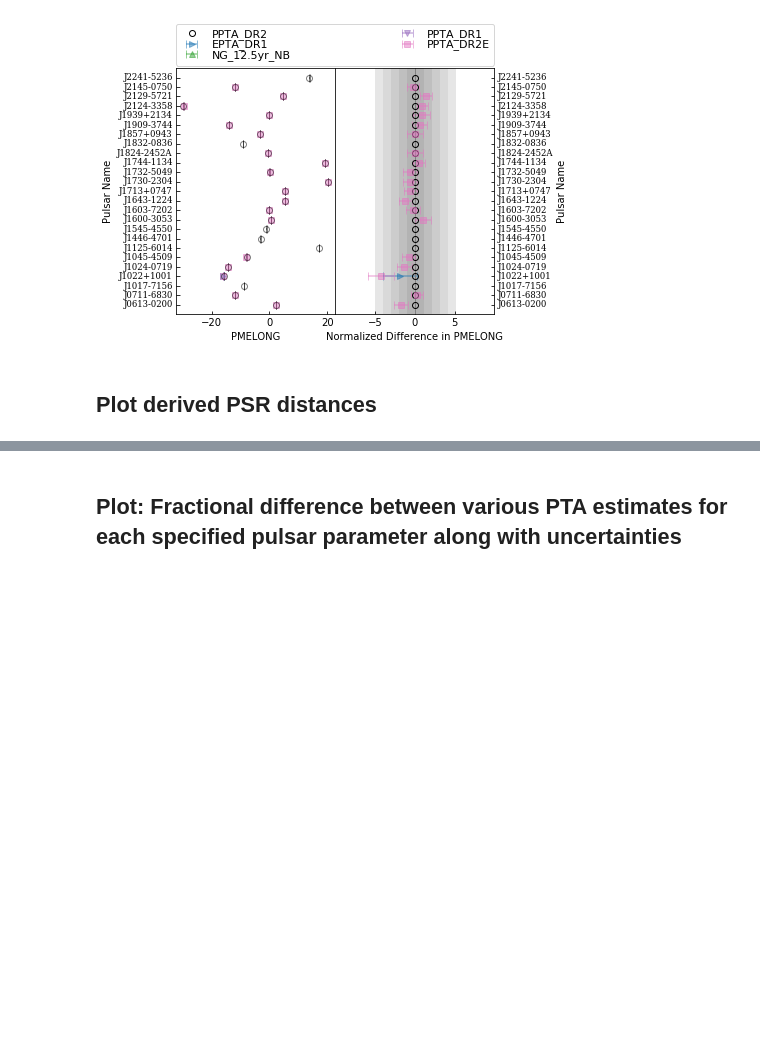
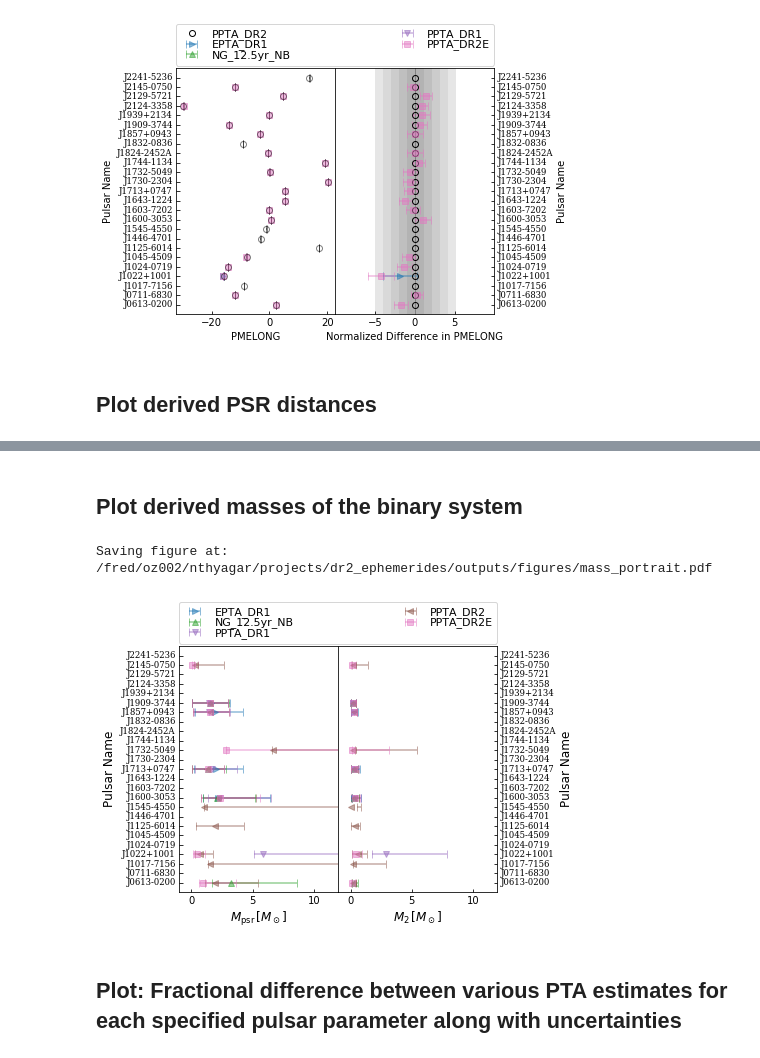
Before and after one commit to danielreardon/ppta_dr2_ephemerides, a Jupyter notebook: parameterComparisonScripts/compare_PSR_parms.ipynb, the cells around one changed output, grey strips where cells are left out. Drawn from its saved outputs; the diff is of its cells as text; code cells hidden in the pictures; blank space fills up the shorter version.

```diff
--- a/parameterComparisonScripts/compare_PSR_parms.ipynb
+++ b/parameterComparisonScripts/compare_PSR_parms.ipynb
@@ -483,3 +501,43 @@ for ptai in ind_ptas_to_plot:
+# %% [markdown]
+## Plot derived masses of the binary system
+# %%
+ptas_to_plot = compare_parms['plot_PTAs']
+ind_ptas_to_plot = [ptas.tolist().index(pta_to_plot) for pta_to_plot in ptas_to_plot]
+
+ptasymbols = ['>', 'd', '^', '*', 'v', '<', 's']
+ptacolors = ['C0', 'C1', 'C2', 'C3', 'C4', 'C5', 'C6']
+
+fig, axs = PLT.subplots(nrows=1, ncols=2, squeeze=True, sharey=True, figsize=(6.5,4.5))
+
+for ptai in ind_ptas_to_plot:
+    axs[0].errorbar(pta_psr_derived_parm_vals['psr_mass_parms']['Mpsr'][ref_pta_psrs_ind,ptai,0], NP.arange(len(ref_pta_psrs_ind)), xerr=pta_psr_derived_parm_vals['psr_mass_parms']['Mpsr'][ref_pta_psrs_ind,ptai,1:].T, ls='none', marker=ptasymbols[ptai], color=ptacolors[ptai], ecolor=ptacolors[ptai], capsize=4, alpha=0.5, label='{0}'.format(ptas[ptai]))
+    axs[1].errorbar(pta_psr_derived_parm_vals['psr_mass_parms']['M2'][ref_pta_psrs_ind,ptai,0], NP.arange(len(ref_pta_psrs_ind)), xerr=pta_psr_derived_parm_vals['psr_mass_parms']['M2'][ref_pta_psrs_ind,ptai,1:].T, ls='none', marker=ptasymbols[ptai], color=ptacolors[ptai], ecolor=ptacolors[ptai], capsize=4, alpha=0.5, label='{0}'.format(ptas[ptai]))
+
+axs[1].legend(bbox_to_anchor=(-1., 1.01, 2., .05), loc='lower left', ncol=2, mode='expand', borderaxespad=0., shadow=False, fontsize=11, labelspacing=0, columnspacing=0)
+axs[0].set_ylim(-1,len(ref_pta_psrs_ind))
+axs[1].set_ylim(-1,len(ref_pta_psrs_ind))
+axs[0].set_xlim(-1,12)
+axs[1].set_xlim(-1,12)
+axs[0].set_yticks(NP.arange(len(ref_pta_psrs_ind)))
+axs[0].set_yticklabels(ref_pta_psrs, fontdict={'fontsize': 8.5, 'ha': 'right', 'va': 'center', 'family': 'serif'})
+axs[0].tick_params(direction='in', labelleft=True)
+axs[0].set_ylabel('Pulsar Name', fontsize=12)
+axs[0].set_xlabel(r'$M_{\mathrm{psr}}\, [M_\odot]$', fontsize=12)
+axs[1].set_xlabel(r'$M_2\, [M_\odot]$', fontsize=12)
+axs[1].set_yticks(NP.arange(len(ref_pta_psrs_ind)))
+axs[1].set_yticklabels(ref_pta_psrs, fontdict={'fontsize': 8.5, 'ha': 'left', 'va': 'center', 'family': 'serif'})
+axs[1].yaxis.tick_right()
+axs[1].tick_params(direction='in', labelright=True)
+axs[1].yaxis.set_label_position('right')
+axs[1].set_ylabel('Pulsar Name', fontsize=12)
+fig.subplots_adjust(hspace=0, wspace=0)
+fig.subplots_adjust(left=0.16, right=0.84, bottom=0.1, top=0.86)
+
+PLT.savefig(figdir + 'mass_portrait.pdf', bbox_inches=0)
+print('Saving figure at: ' + figdir + 'mass_portrait.pdf')
+# %% [output]
+Saving figure at: /fred/oz002/nthyagar/projects/dr2_ephemerides/outputs/figures/mass_portrait.pdf
+[figure, added]
 # %% [markdown]
 ## Plot: Fractional difference between various PTA estimates for each specified pulsar parameter along with uncertainties
 # %%
```
Also changed, not shown: parts of 2 cells of this notebook, 1 other file.
